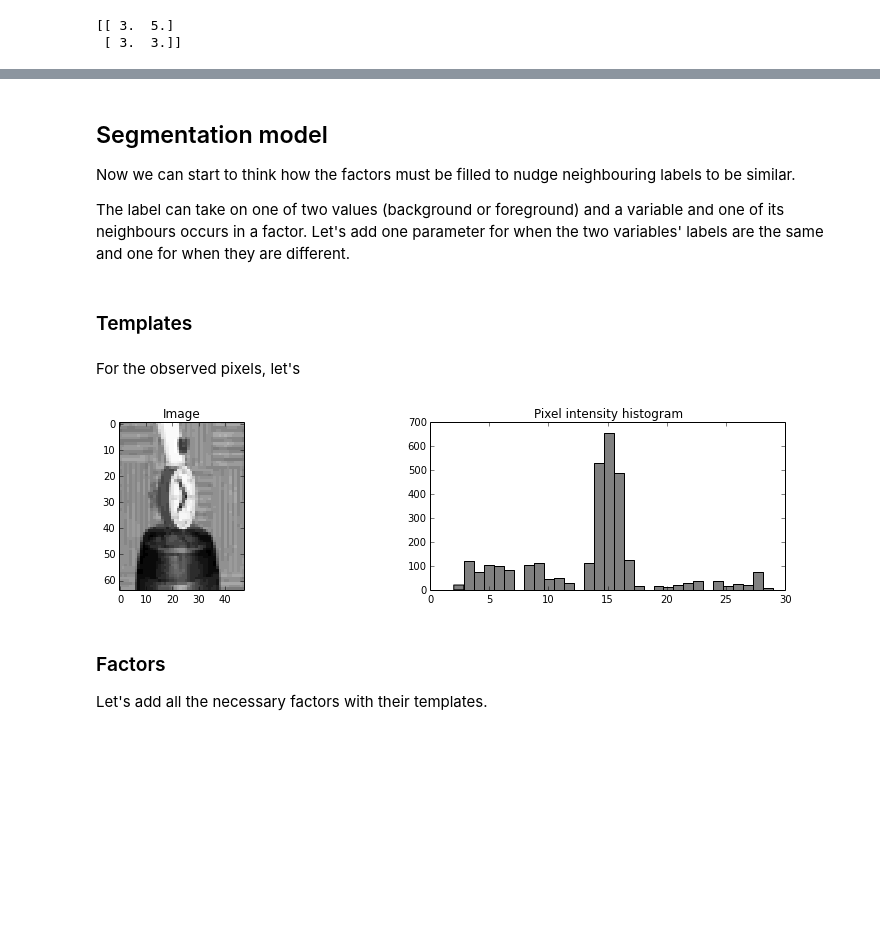
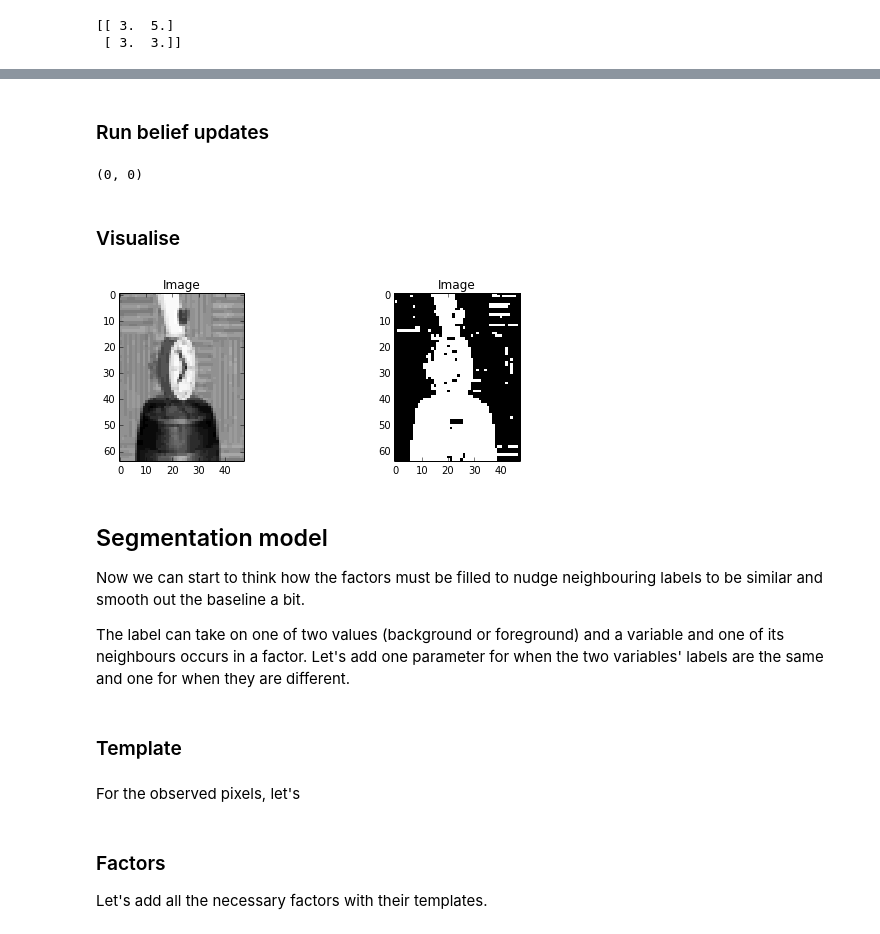
Before and after one commit to dirko/pyugm, a Jupyter notebook: examples/Loopy belief propagation example.ipynb, the cells around one changed output, grey strips where cells are left out. Cells and saved outputs as stored; diff of their text form; code cells hidden in the pictures; blank space fills up the shorter version.

```diff
--- a/examples/Loopy belief propagation example.ipynb
+++ b/examples/Loopy belief propagation example.ipynb
@@ -63,0 +119,2 @@ print factor.data
+# %% [markdown]
+### Run belief updates
@@ -63,0 +127,6 @@ print factor.data
+# %%
+inference.calibrate(update_order=order)
+# %% [output]
+(0, 0)
+# %% [markdown]
+### Visualise
@@ -64,30 +140,24 @@ print factor.data
+# %%
+plt.figure(figsize=(14, 3))
+plt.subplot(1, 3, 1)
+_ = plt.imshow(image, cmap=matplotlib.cm.Greys_r, interpolation='nearest')
+_ = plt.title('Image')
+plt.subplot(1, 3, 2)
+_ = plt.imshow(labels, cmap=matplotlib.cm.Greys, interpolation='nearest')
+_ = plt.title('Image')
+# %% [output]
+[figure, added]
 # %% [markdown]
 ## Segmentation model
 
-Now we can start to think how the factors must be filled to nudge neighbouring labels to be similar.
+Now we can start to think how the factors must be filled to nudge neighbouring labels to be similar and smooth out the baseline a bit.
 
 The label can take on one of two values (background or foreground) and a variable and one of its neighbours occurs in a factor.
 Let's add one parameter for when the two variables' labels are the same and one for when they are different.
 # %% [markdown]
-### Templates
+### Template
 # %%
 label_template = np.array([['same', 'different'],
                            ['different', 'same']])
 # %% [markdown]
 For the observed pixels, let's
-# %%
-import pickle
-import matplotlib.pyplot as plt
-import matplotlib
-%matplotlib inline
-
-image = pickle.load(open('test_image.pkl'))
-plt.figure(figsize=(14, 3))
-plt.subplot(1, 2, 1)
-_ = plt.imshow(image, cmap=matplotlib.cm.Greys_r, interpolation='nearest')
-_ = plt.title('Image')
-plt.subplot(1, 2, 2)
-_ = plt.hist(image.flatten(), bins=32, color=(0.5, 0.5, 0.5))
-_ = plt.title('Pixel intensity histogram')
-# %% [output]
-[figure, removed]
```
Also changed, not shown: parts of 19 cells of this notebook.
